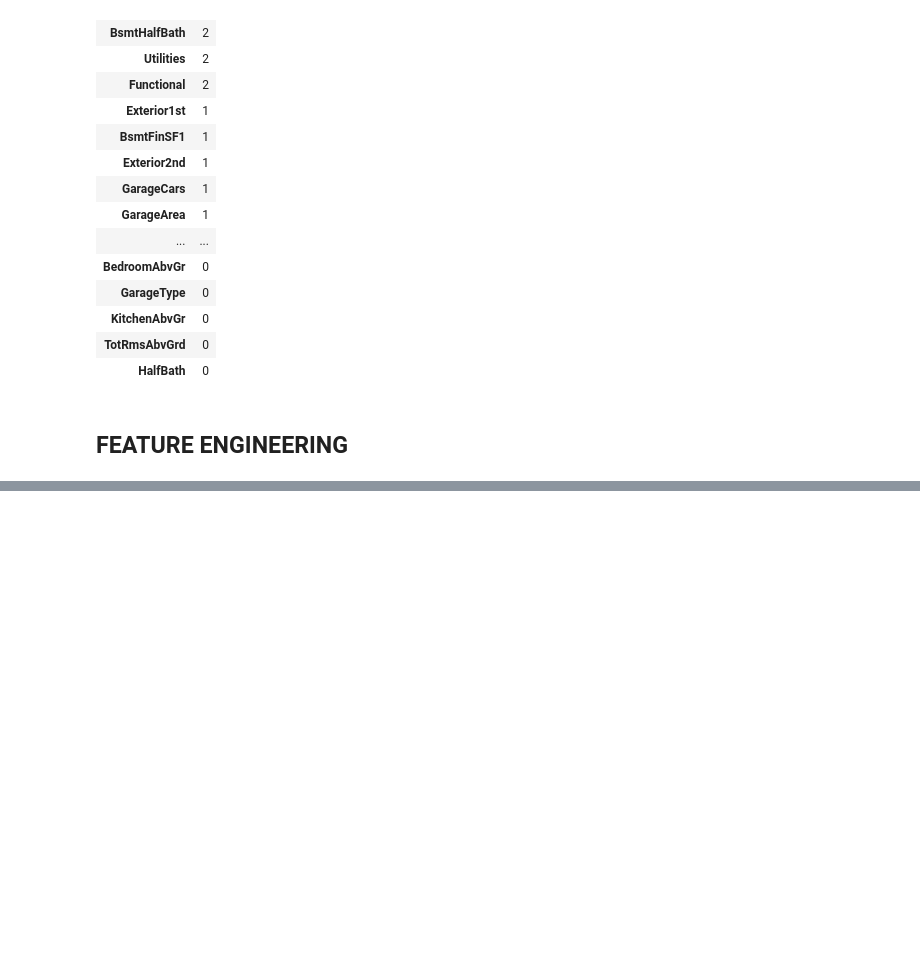
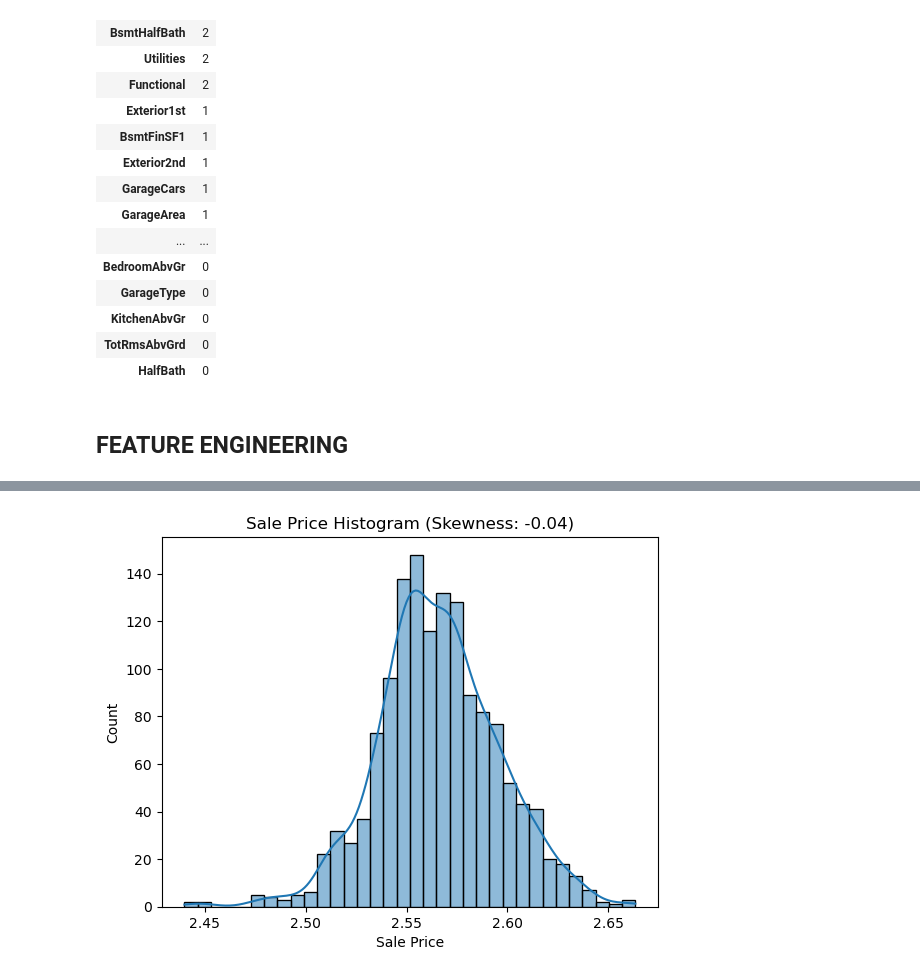
Before and after one commit to mstoychev/Data-Science-Projects, a Jupyter notebook: 2. House Prices/house_prices.ipynb, the cells around one changed output, grey strips where cells are left out. Drawn from its saved outputs; the diff is of its cells as text; code cells hidden in the pictures; blank space fills up the shorter version.

```diff
--- a/2. House Prices/house_prices.ipynb
+++ b/2. House Prices/house_prices.ipynb
@@ -825,0 +881,14 @@ train_data["total_area"] = train_data["GrLivArea"] + train_data["TotalBsmtSF"]
+# %%
+train_data["SalePrice"] = np.log1p(train_data["SalePrice"])
+# %%
+ax = sns.histplot(
+    train_data,
+    x=train_data["SalePrice"],
+    kde=True
+)
+skewness = skew(train_data["SalePrice"])
+ax.set_title(f'Sale Price Histogram (Skewness: {skewness:.2f})')
+ax.set_xlabel('Sale Price')
+plt.show()
+# %% [output]
+[figure, added]
```
Also changed, not shown: parts of 17 cells of this notebook.
